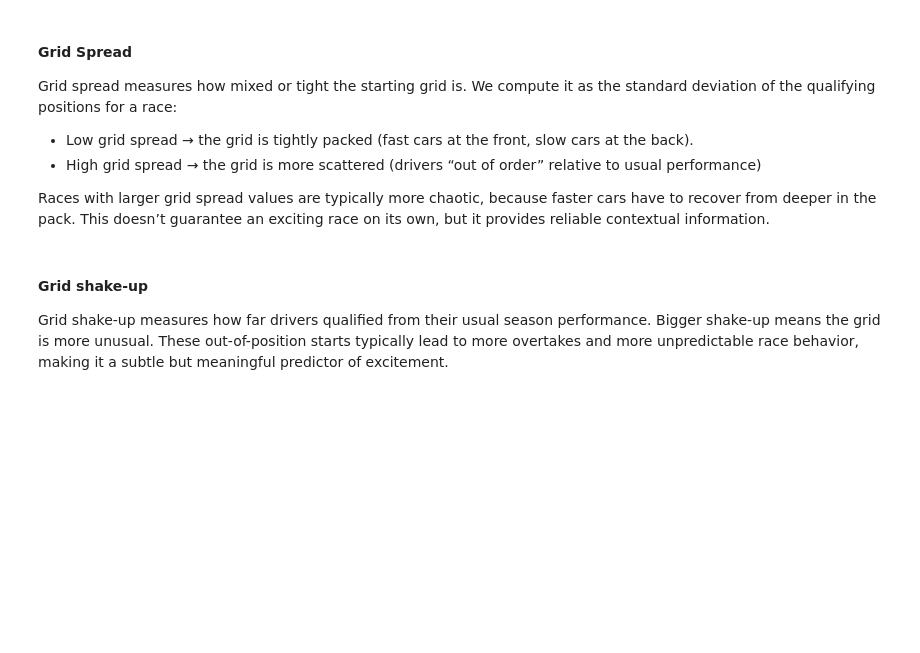
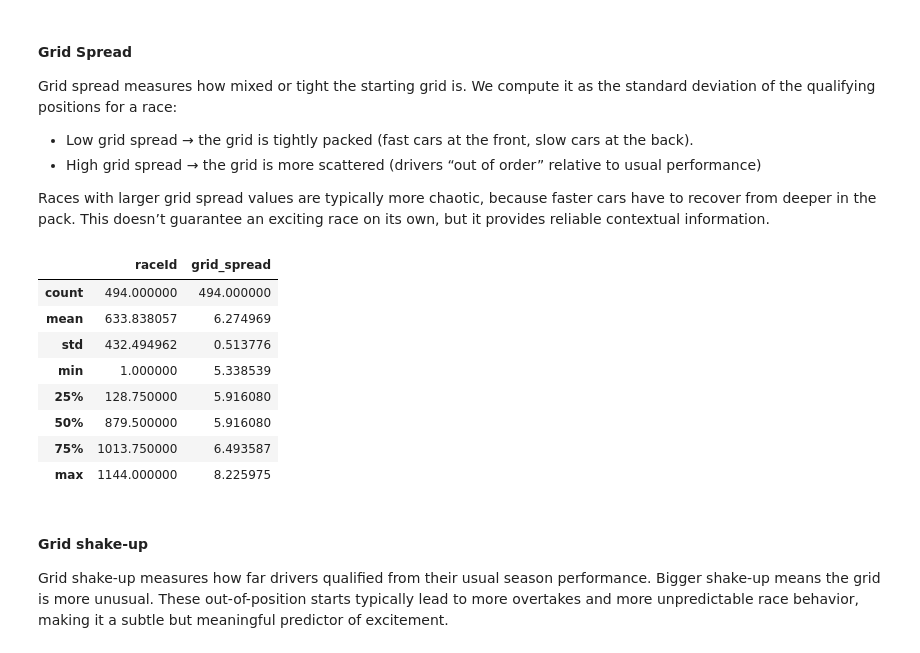
Before and after one commit to xiaojian1202/cse158-assignment-2, a Jupyter notebook: main.ipynb, the cells around one changed output. Cells and saved outputs as stored; diff of their text form; code cells hidden in the pictures; blank space fills up the shorter version.

```diff
--- a/main.ipynb
+++ b/main.ipynb
@@ -289,6 +289,18 @@ grid_spread = (
     .reset_index()
     .rename(columns={"position": "grid_spread"})
 )
+# %%
+grid_spread.describe()
+# %% [output]
+|  | raceId | grid_spread |
+| count | 494.000000 | 494.000000 |
+| mean | 633.838057 | 6.274969 |
+| std | 432.494962 | 0.513776 |
+| min | 1.000000 | 5.338539 |
+| 25% | 128.750000 | 5.916080 |
+| 50% | 879.500000 | 5.916080 |
+| 75% | 1013.750000 | 6.493587 |
+| max | 1144.000000 | 8.225975 |
 # %% [markdown]
 #### Grid shake-up
 Grid shake-up measures how far drivers qualified from their usual season performance. Bigger shake-up means the grid is more unusual. These out-of-position starts typically lead to more overtakes and more unpredictable race behavior, making it a subtle but meaningful predictor of excitement.
```
Also changed, not shown: parts of 8 cells of this notebook.
